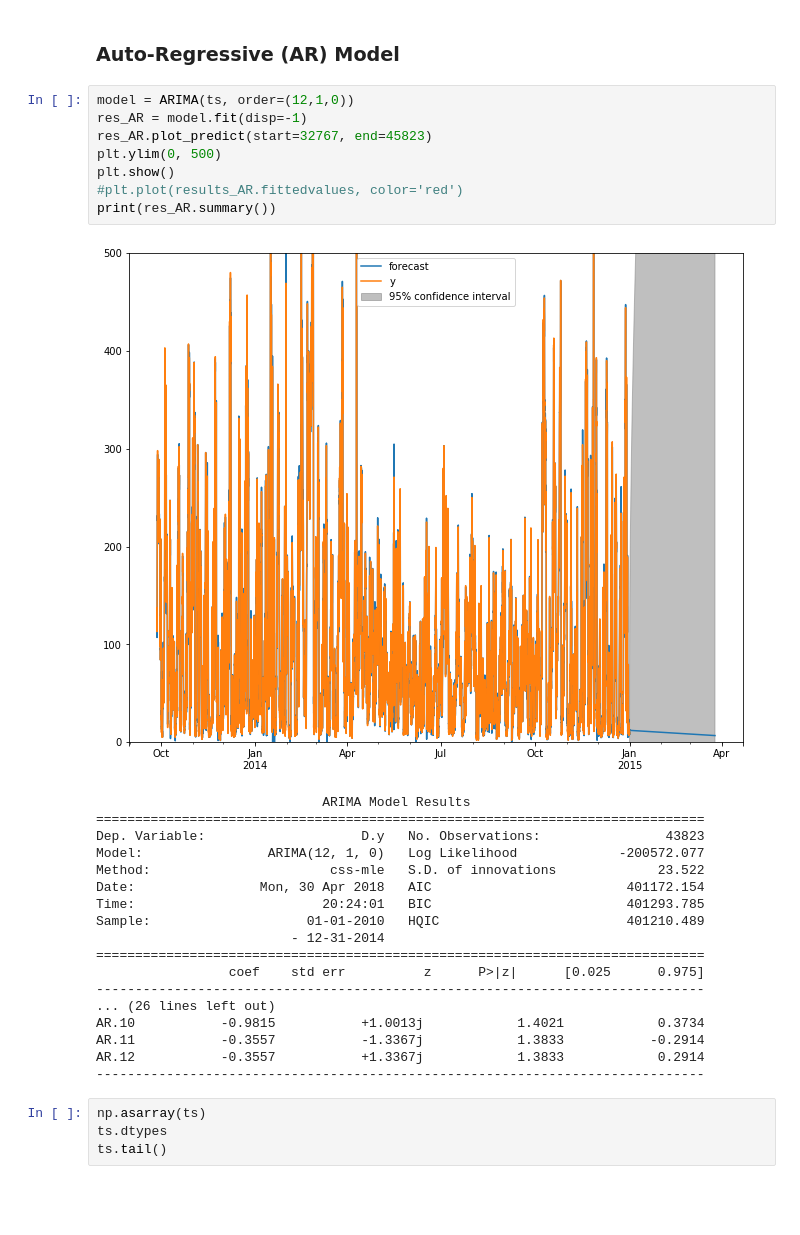
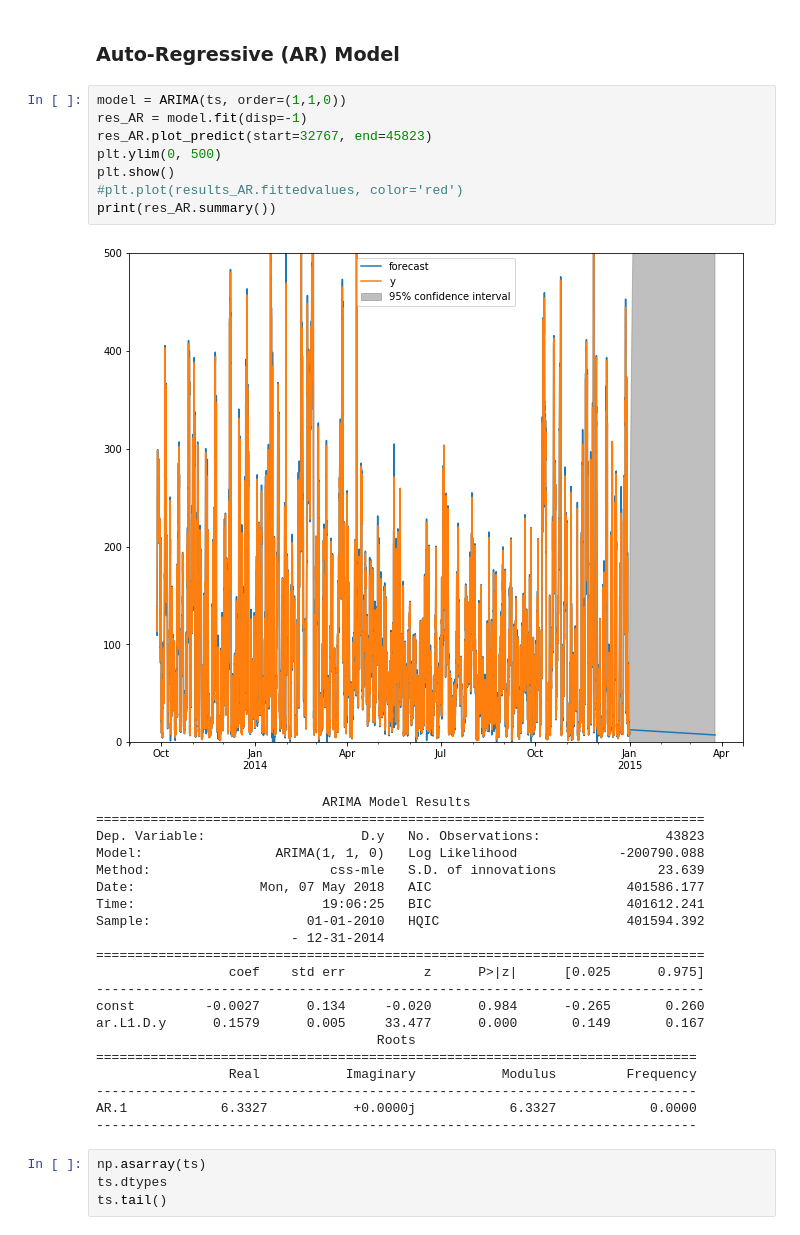
Before and after one commit to ning-leung/pm2.5, a Jupyter notebook: CAPSTONE 1 PM2.5.ipynb, the cells around one changed output. Drawn from its saved outputs; the diff is of its cells as text; blank space fills up the shorter version.

```diff
--- a/CAPSTONE 1 PM2.5.ipynb
+++ b/CAPSTONE 1 PM2.5.ipynb
@@ -504,32 +500,35 @@ KeyboardInterrupt:
 # %% [markdown]
 ### Auto-Regressive (AR) Model
 # %%
-model = ARIMA(ts, order=(12,1,0))
+model = ARIMA(ts, order=(1,1,0))
 res_AR = model.fit(disp=-1)
 res_AR.plot_predict(start=32767, end=45823)
 plt.ylim(0, 500)
 plt.show()
 #plt.plot(results_AR.fittedvalues, color='red')
 print(res_AR.summary())
 # %% [output]
-[figure, old version]
+[figure, new version]
                              ARIMA Model Results
 ==============================================================================
 Dep. Variable:                    D.y   No. Observations:                43823
-Model:                ARIMA(12, 1, 0)   Log Likelihood             -200572.077
-Method:                       css-mle   S.D. of innovations             23.522
-Date:                Mon, 30 Apr 2018   AIC                         401172.154
-Time:                        20:24:01   BIC                         401293.785
-Sample:                    01-01-2010   HQIC                        401210.489
+Model:                 ARIMA(1, 1, 0)   Log Likelihood             -200790.088
+Method:                       css-mle   S.D. of innovations             23.639
+Date:                Mon, 07 May 2018   AIC                         401586.177
+Time:                        19:06:25   BIC                         401612.241
+Sample:                    01-01-2010   HQIC                        401594.392
                          - 12-31-2014
 ==============================================================================
                  coef    std err          z      P>|z|      [0.025      0.975]
 ------------------------------------------------------------------------------
-... (26 lines left out)
-AR.10           -0.9815           +1.0013j            1.4021            0.3734
-AR.11           -0.3557           -1.3367j            1.3833           -0.2914
-AR.12           -0.3557           +1.3367j            1.3833            0.2914
-------------------------------------------------------------------------------
+const         -0.0027      0.134     -0.020      0.984      -0.265       0.260
+ar.L1.D.y      0.1579      0.005     33.477      0.000       0.149       0.167
+                                    Roots
+=============================================================================
+                 Real           Imaginary           Modulus         Frequency
+-----------------------------------------------------------------------------
+AR.1            6.3327           +0.0000j            6.3327            0.0000
+-----------------------------------------------------------------------------
 # %%
 np.asarray(ts)
 ts.dtypes
```
Also changed, not shown: parts of 15 cells of this notebook.
